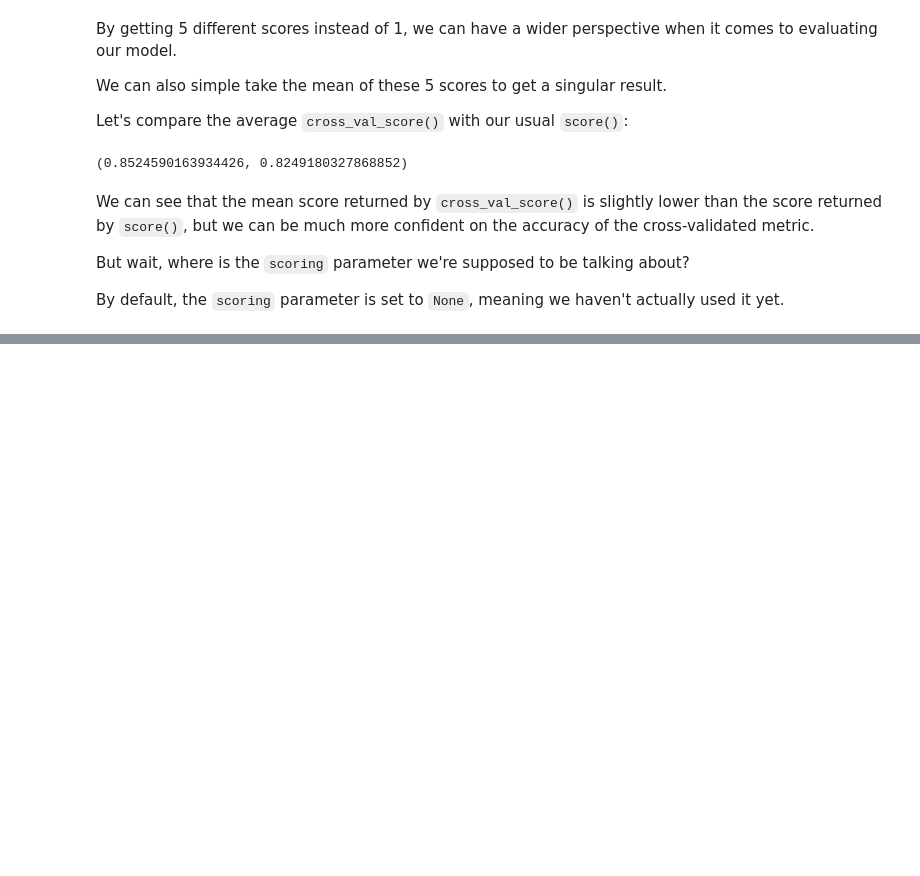
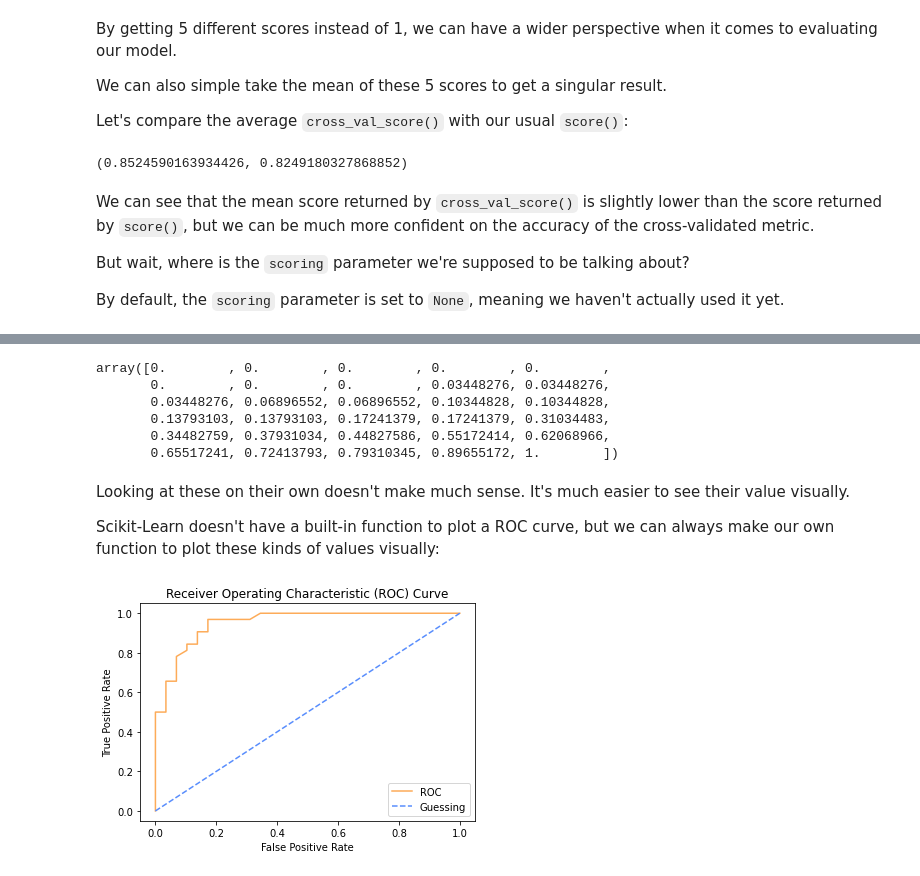
Before and after one commit to Insidiae/ztm-machine-learning, a Jupyter notebook: 4_scikit-learn_creating_machine_learning_models/introduction_to_scikit-learn.ipynb, the cells around one changed output, grey strips where cells are left out. Saved outputs shown, nothing was run; the diff lists cells and outputs as text; code cells hidden in the pictures; blank space fills up the shorter version.

```diff
--- a/4_scikit-learn_creating_machine_learning_models/introduction_to_scikit-learn.ipynb
+++ b/4_scikit-learn_creating_machine_learning_models/introduction_to_scikit-learn.ipynb
@@ -1232,0 +1288,47 @@ The [Scikit-Learn documentation](https://scikit-learn.org/stable/modules/model_e
+# %%
+from sklearn.metrics import roc_curve
+
+# Make predictions with probabilities
+y_probs = clf.predict_proba(X_test)
+
+# Keep only the probabilities for positive predictions
+y_probs_positive = y_probs[:, 1]
+
+# Use roc_curve to calculate fpr, tpr, thresholds
+fpr, tpr, thresholds = roc_curve(y_test, y_probs_positive)
+
+# Check the false positive rate (fpr)
+fpr
+# %% [output]
+array([0.        , 0.        , 0.        , 0.        , 0.        ,
+       0.        , 0.        , 0.        , 0.03448276, 0.03448276,
+       0.03448276, 0.06896552, 0.06896552, 0.10344828, 0.10344828,
+       0.13793103, 0.13793103, 0.17241379, 0.17241379, 0.31034483,
+       0.34482759, 0.37931034, 0.44827586, 0.55172414, 0.62068966,
+       0.65517241, 0.72413793, 0.79310345, 0.89655172, 1.        ])
+# %% [markdown]
+Looking at these on their own doesn't make much sense. It's much easier to see their value visually.
+
+Scikit-Learn doesn't have a built-in function to plot a ROC curve, but we can always make our own function to plot these kinds of values visually:
+# %%
+import matplotlib.pyplot as plt
+
+def plot_roc_curve(fpr, tpr):
+    """
+    Plots a ROC curve given the false positve rate (fpr) and
+    true postive rate (tpr) of a classifier.
+    """
+    # Plot ROC curve
+    plt.plot(fpr, tpr, color="#fdab58", label="ROC")
+    # Plot simple line with no predictive power (baseline)
+    plt.plot([0, 1], [0, 1], color="#588dfd", linestyle="--", label="Guessing")
+    # Customize the plot
+    plt.xlabel("False Positive Rate")
+    plt.ylabel("True Positive Rate")
+    plt.title("Receiver Operating Characteristic (ROC) Curve")
+    plt.legend()
+    plt.show()
+
+plot_roc_curve(fpr, tpr)
+# %% [output]
+[figure, added]
```
Also changed, not shown: parts of 45 cells of this notebook.
